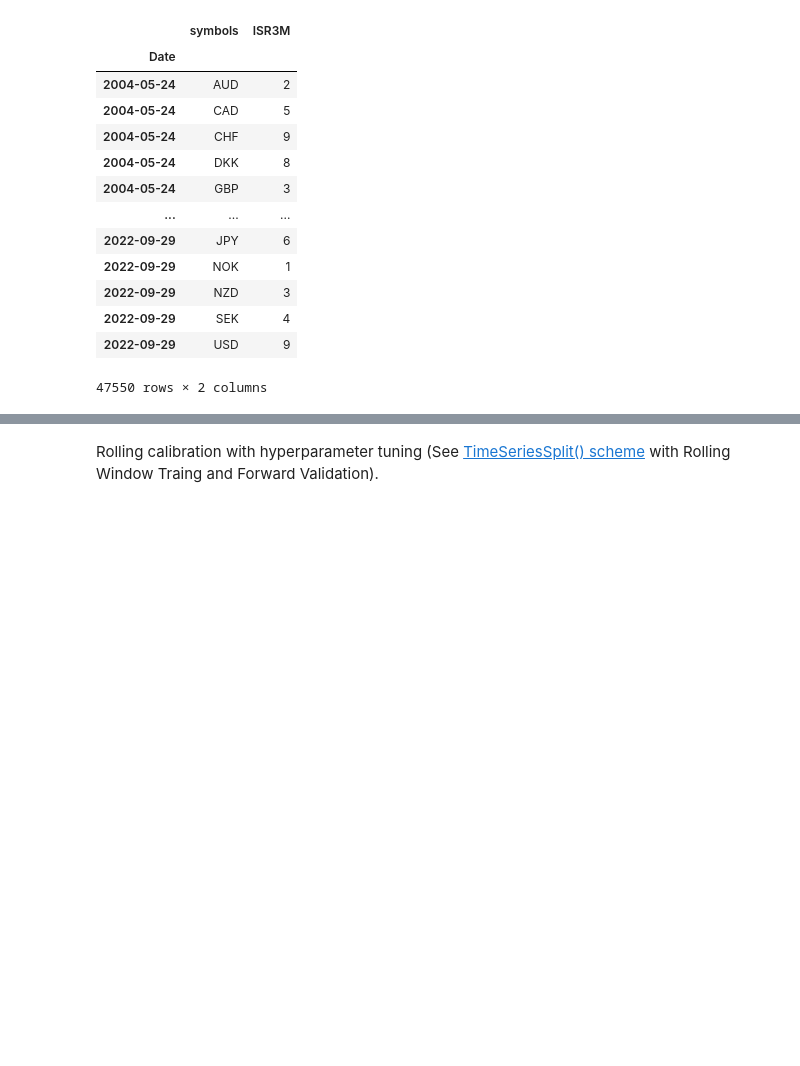
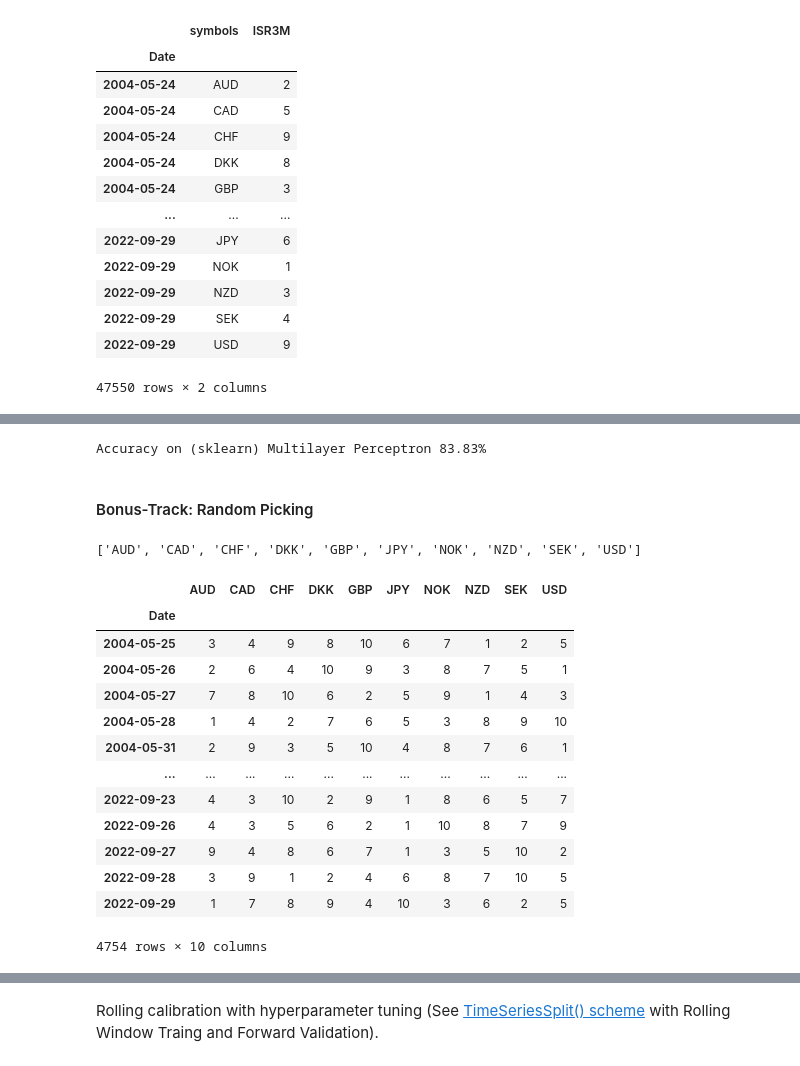
Before and after one commit to falken1983/fx_letor, a Jupyter notebook: regress_then_rank.ipynb, the cells around one changed output, grey strips where cells are left out. Cells and saved outputs as stored; diff of their text form; code cells hidden in the pictures; blank space fills up the shorter version.

```diff
--- a/regress_then_rank.ipynb
+++ b/regress_then_rank.ipynb
@@ -1043,9 +947,0 @@ frontiers
-# %%
-# Sliding Sets (3yr Train, 1yr Test for LR)
-dates = [
-    (
-        returns_dataset["Date"].iloc[frontiers[i][0]], returns_dataset["Date"].iloc[frontiers[i][1]]
-    )
-    for i, _ in enumerate(frontiers)
-]
-dates
@@ -1069,7 +947,0 @@ list_returns_dataset.append(returns_dataset[returns_dataset.shape[0]-chunksize:]
-# %%
-dates = [
-    (
-        list_returns_dataset[i]["Date"].iloc[0], list_returns_dataset[i]["Date"].iloc[-1]
-    )
-    for i, _ in enumerate(list_returns_dataset)
-]
@@ -1267,0 +986,42 @@ sys        module    <module 'sys' (built-in)>
+# %%
+accuracy_on_best_rank = (
+    ranker_accuracy.query("observed_rank==10 and MLP_rank==10").shape[0]
+    /ranker_accuracy.query("observed_rank==10").shape[0]
+    )
+print(f"Accuracy on (sklearn) Multilayer Perceptron {100*accuracy_on_best_rank:.2f}%")
+# %% [output]
+Accuracy on (sklearn) Multilayer Perceptron 83.83%
+# %% [markdown]
+#### Bonus-Track: Random Picking
+# %%
+observed_rank_wide.columns.tolist()
+# %% [output]
+['AUD', 'CAD', 'CHF', 'DKK', 'GBP', 'JPY', 'NOK', 'NZD', 'SEK', 'USD']
+# %%
+np.random.seed = 20221101
+#np.random.seed = 100
+
+random_picking_wide = (
+    pd.DataFrame(
+        np.array([np.random.permutation(np.array(range(10)))+1 for dates in data.index.unique()]),
+        index=data.index.unique(),
+        columns=observed_rank_wide.columns.tolist()
+    )
+)
+# %%
+random_picking_wide
+# %% [output]
+|  | AUD | CAD | CHF | DKK | GBP | JPY | NOK | NZD | SEK | USD |
+| Date |  |  |  |  |  |  |  |  |  |  |
+| 2004-05-25 | 3 | 4 | 9 | 8 | 10 | 6 | 7 | 1 | 2 | 5 |
+| 2004-05-26 | 2 | 6 | 4 | 10 | 9 | 3 | 8 | 7 | 5 | 1 |
+| 2004-05-27 | 7 | 8 | 10 | 6 | 2 | 5 | 9 | 1 | 4 | 3 |
+| 2004-05-28 | 1 | 4 | 2 | 7 | 6 | 5 | 3 | 8 | 9 | 10 |
+| 2004-05-31 | 2 | 9 | 3 | 5 | 10 | 4 | 8 | 7 | 6 | 1 |
+| ... | ... | ... | ... | ... | ... | ... | ... | ... | ... | ... |
+| 2022-09-23 | 4 | 3 | 10 | 2 | 9 | 1 | 8 | 6 | 5 | 7 |
+| 2022-09-26 | 4 | 3 | 5 | 6 | 2 | 1 | 10 | 8 | 7 | 9 |
+| 2022-09-27 | 9 | 4 | 8 | 6 | 7 | 1 | 3 | 5 | 10 | 2 |
+| 2022-09-28 | 3 | 9 | 1 | 2 | 4 | 6 | 8 | 7 | 10 | 5 |
+| 2022-09-29 | 1 | 7 | 8 | 9 | 4 | 10 | 3 | 6 | 2 | 5 |
+4754 rows × 10 columns
```
Also changed, not shown: parts of 50 cells of this notebook, 2 other files.
